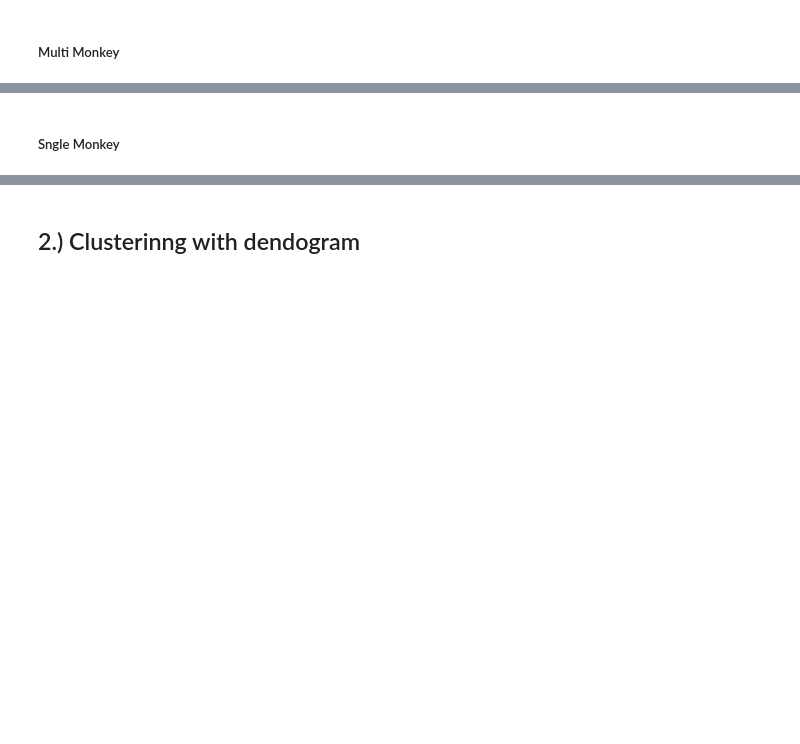
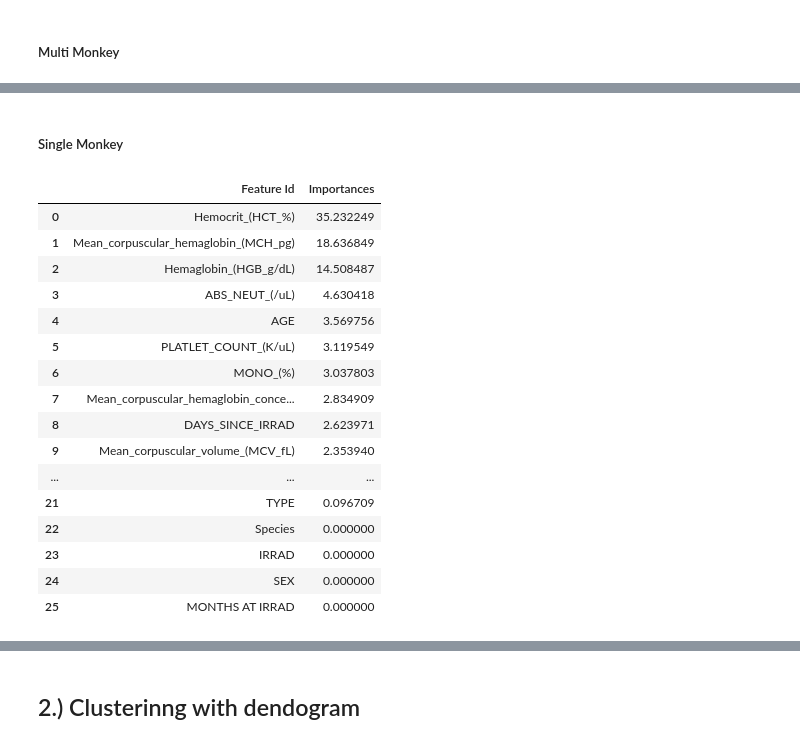
Before and after one commit to aidan-lew/monkey_health, a Jupyter notebook: B_monkeys.ipynb, the cells around one changed output, grey strips where cells are left out. Cells and saved outputs as stored; diff of their text form; code cells hidden in the pictures; blank space fills up the shorter version.

```diff
--- a/B_monkeys.ipynb
+++ b/B_monkeys.ipynb
@@ -1933,12 +2054,30 @@ dose_model.get_feature_importance(data=dose_pool,
 # %% [markdown]
-##### Sngle Monkey
+##### Single Monkey
 # %%
-single_dose_model.get_feature_importance(data=single_dose_pool,
+dose_model.get_feature_importance(data=single_dose_pool,
                        #reference_data=None,
                        #type=EFstrType.ShapValues,
                        prettified=True,
                        #thread_count=-1,
                        #verbose=False,
                        #log_cout=sys.stdout,
                        #log_cerr=sys.stderr
 )
+# %% [output]
+|  | Feature Id | Importances |
+| 0 | Hemocrit_(HCT_%) | 35.232249 |
+| 1 | Mean_corpuscular_hemaglobin_(MCH_pg) | 18.636849 |
+| 2 | Hemaglobin_(HGB_g/dL) | 14.508487 |
+| 3 | ABS_NEUT_(/uL) | 4.630418 |
+| 4 | AGE | 3.569756 |
+| 5 | PLATLET_COUNT_(K/uL) | 3.119549 |
+| 6 | MONO_(%) | 3.037803 |
+| 7 | Mean_corpuscular_hemaglobin_conce... | 2.834909 |
+| 8 | DAYS_SINCE_IRRAD | 2.623971 |
+| 9 | Mean_corpuscular_volume_(MCV_fL) | 2.353940 |
+| ... | ... | ... |
+| 21 | TYPE | 0.096709 |
+| 22 | Species | 0.000000 |
+| 23 | IRRAD | 0.000000 |
+| 24 | SEX | 0.000000 |
+| 25 | MONTHS AT IRRAD | 0.000000 |
```
Also changed, not shown: parts of 20 cells of this notebook.
